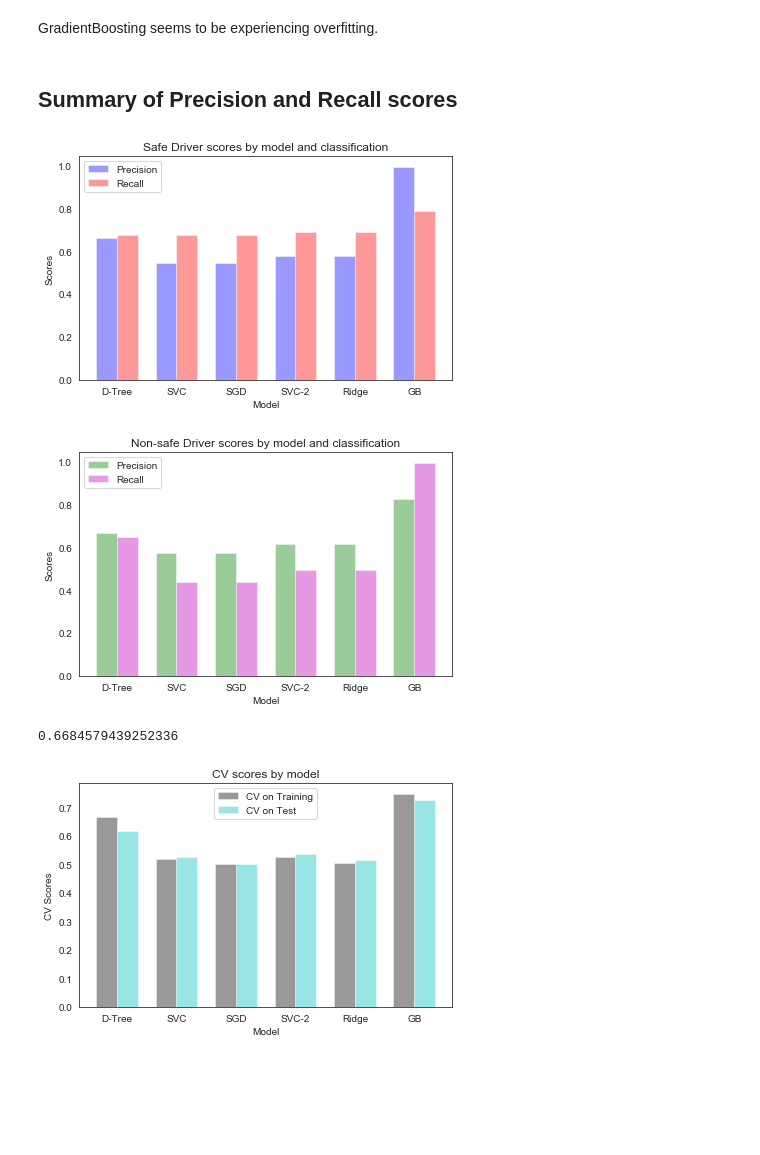
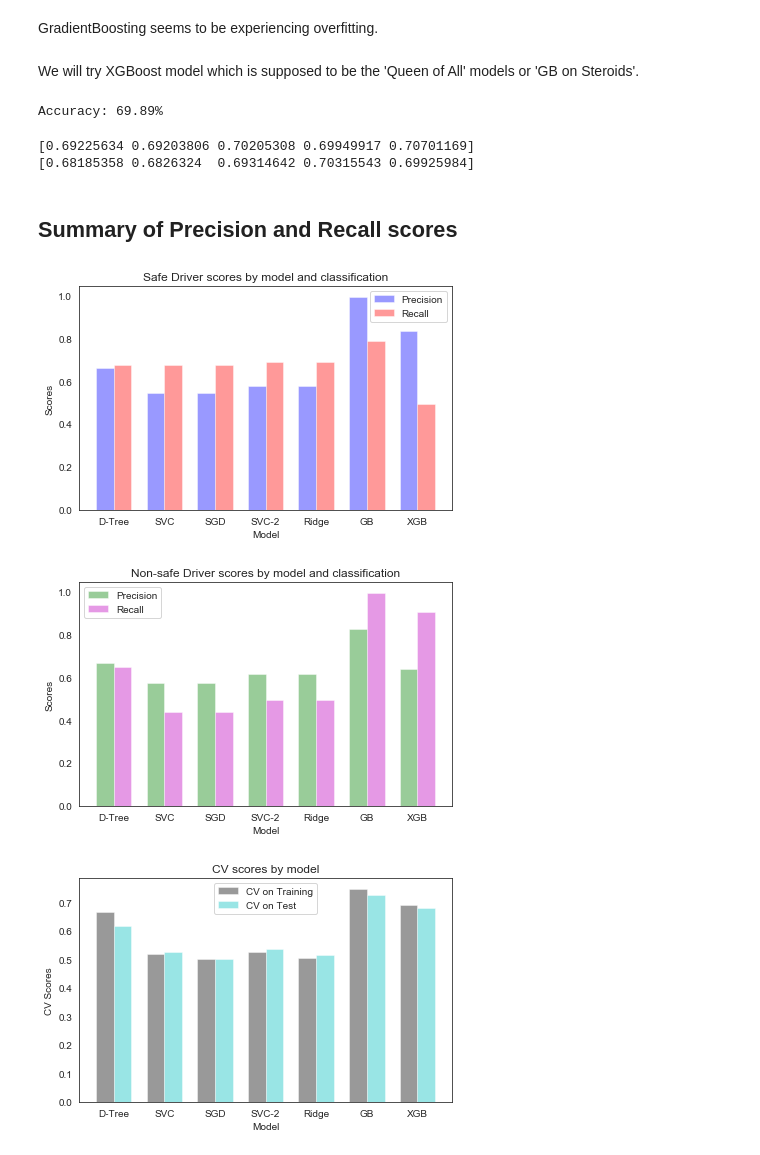
Before and after one commit to mu-mandayam/DataScience, a Jupyter notebook: Sup_Learning_Capstone_Safe_Driver.ipynb, the cells around one changed output. Drawn from its saved outputs; the diff is of its cells as text; code cells hidden in the pictures; blank space fills up the shorter version.

```diff
--- a/Sup_Learning_Capstone_Safe_Driver.ipynb
+++ b/Sup_Learning_Capstone_Safe_Driver.ipynb
@@ -741,6 +741,28 @@ array([[11820,  3158],
        [   77, 14899]])
 # %% [markdown]
 GradientBoosting seems to be experiencing overfitting.
+# %% [markdown]
+We will try XGBoost model which is supposed to be the 'Queen of All' models or 'GB on Steroids'.
+# %%
+model = XGBClassifier()
+model.fit(X_train, y_train)
+# make predictions for test data
+y_pred = model.predict(X_test)
+y_predict = [round(value) for value in y_pred]
+# evaluate predictions
+accuracy = accuracy_score(y_test, y_predict)
+print("Accuracy: %.2f%%" % (accuracy * 100.0))
+# %% [output]
+Accuracy: 69.89%
+# %%
+XGB_scores = classification_report(y_test, y_predict, target_names=target_names, output_dict=True)
+XGB_train_score = cross_val_score(model, X_train, y_train, cv=5)
+XGB_test_score = cross_val_score(model, X_test, y_test, cv=5)
+print(XGB_train_score)
+print(XGB_test_score)
+# %% [output]
+[0.69225634 0.69203806 0.70205308 0.69949917 0.70701169]
+[0.68185358 0.6826324  0.69314642 0.70315543 0.69925984]
 # %% [markdown]
 <h2>Summary of Precision and Recall scores</h2>
 # %%
@@ -756,21 +778,23 @@ import matplotlib.pyplot as plt
 from matplotlib.ticker import MaxNLocator
 from collections import namedtuple
 
-n_groups = 6
+n_groups = 7
 
 precision = (decision_tree['Safe Driver']['precision'],
              svc_scores['Safe Driver']['precision'],
              sgd_scores['Safe Driver']['precision'],
              svc_2_scores['Safe Driver']['precision'],
              ridge_scores['Safe Driver']['precision'],
-             GB_scores['Safe Driver']['precision'])
+             GB_scores['Safe Driver']['precision'],
+             XGB_scores['Safe Driver']['precision'])
 
 recall = (decision_tree['Safe Driver']['recall'],
           svc_scores['Safe Driver']['recall'],
           sgd_scores['Safe Driver']['recall'],
           svc_2_scores['Safe Driver']['recall'],
           ridge_scores['Safe Driver']['recall'],
-          GB_scores['Safe Driver']['recall'])
+          GB_scores['Safe Driver']['recall'],
+          XGB_scores['Safe Driver']['recall'])
 
 fig, ax = plt.subplots()
 
@@ -794,13 +818,13 @@ ax.set_xlabel('Model')
 ax.set_ylabel('Scores')
 ax.set_title('Safe Driver scores by model and classification')
 ax.set_xticks(index + bar_width / 2)
-ax.set_xticklabels(('D-Tree', 'SVC', 'SGD', 'SVC-2', 'Ridge', 'GB'))
+ax.set_xticklabels(('D-Tree', 'SVC', 'SGD', 'SVC-2', 'Ridge', 'GB', 'XGB'))
 ax.legend()
 
 fig.tight_layout()
 plt.show()
 # %% [output]
-[figure, old version]
+[figure, new version]
 # %%
 # Collect all the classification scores and plot results as a bargraph to compare performances
 # of different models
@@ -814,21 +838,23 @@ import matplotlib.pyplot as plt
 from matplotlib.ticker import MaxNLocator
 from collections import namedtuple
 
-n_groups = 6
+n_groups = 7
 
 precision = (decision_tree['Non-safe Driver']['precision'],
              svc_scores['Non-safe Driver']['precision'],
              sgd_scores['Non-safe Driver']['precision'],
              svc_2_scores['Non-safe Driver']['precision'],
              ridge_scores['Non-safe Driver']['precision'],
-             GB_scores['Non-safe Driver']['precision'])
+             GB_scores['Non-safe Driver']['precision'],
+             XGB_scores['Non-safe Driver']['precision'])
 
 recall = (decision_tree['Non-safe Driver']['recall'],
           svc_scores['Non-safe Driver']['recall'],
           sgd_scores['Non-safe Driver']['recall'],
           svc_2_scores['Non-safe Driver']['recall'],
           ridge_scores['Non-safe Driver']['recall'],
-          GB_scores['Non-safe Driver']['recall'])
+          GB_scores['Non-safe Driver']['recall'],
+          XGB_scores['Non-safe Driver']['recall'])
 
 fig, ax = plt.subplots()
 
@@ -852,17 +878,13 @@ ax.set_xlabel('Model')
 ax.set_ylabel('Scores')
 ax.set_title('Non-safe Driver scores by model and classification')
 ax.set_xticks(index + bar_width / 2)
-ax.set_xticklabels(('D-Tree', 'SVC', 'SGD', 'SVC-2', 'Ridge', 'GB'))
+ax.set_xticklabels(('D-Tree', 'SVC', 'SGD', 'SVC-2', 'Ridge', 'GB', 'XGB'))
 ax.legend()
 
 fig.tight_layout()
 plt.show()
 # %% [output]
-[figure, old version]
+[figure, new version]
-# %%
-print(dt_train_scores[0])
-# %% [output]
-0.6684579439252336
 # %%
 # Cross Validation scores that can be plotted for visuals
 
@@ -871,51 +893,53 @@ import matplotlib.pyplot as plt
 from matplotlib.ticker import MaxNLocator
 from collections import namedtuple
 
-n_groups = 6
+n_groups = 7
 
 cv_train = (dt_train_scores[0],
             svc_train_score[0],
             sgd_train_score[0],
             svc_2_train_score[0],
             ridge_train_score[0],
-            CLF_score[0])
+            CLF_score[0],
+            XGB_train_score[0])
 
 cv_test = (dt_test_scores[0],
            svc_test_score[0],
            sgd_test_score[0],
            svc_2_test_score[0],
            ridge_test_score[0],
-           CLF_test_score[0])
+           CLF_test_score[0],
+           XGB_test_score[0])
 
 fig, ax = plt.subplots()
 
 index = np.arange(n_groups)
 bar_width = 0.35
 
 opacity = 0.4
 error_config = {'ecolor': '0.3'}
 
 rects1 = ax.bar(index, cv_train, bar_width,
                 alpha=opacity, color='k',
                 error_kw=error_config,
                 label='CV on Training')
 
 rects2 = ax.bar(index + bar_width, cv_test, bar_width,
                 alpha=opacity, color='c',
                 error_kw=error_config,
                 label='CV on Test')
 
 ax.set_xlabel('Model')
 ax.set_ylabel('CV Scores')
 ax.set_title('CV scores by model')
 ax.set_xticks(index + bar_width / 2)
-ax.set_xticklabels(('D-Tree', 'SVC', 'SGD', 'SVC-2', 'Ridge', 'GB'))
+ax.set_xticklabels(('D-Tree', 'SVC', 'SGD', 'SVC-2', 'Ridge', 'GB', 'XGB'))
 ax.legend()
 
 fig.tight_layout()
 plt.show()
 # %% [output]
-[figure, old version]
+[figure, new version]
 # %% [markdown]
 <h2>Conclusion</h2><br>
 This Capstone Project has allowed me the opportunity to explore some of the features that may explain how to rate drivers, who purchase insurance, based on their driving habits (miles driven annually), the type of vehicle they drive(Vehicle_Type), and other variables. I chose a dataset from Kaggle that was not tested or tried in any competition mainly because I did not wanted to be influenced by previous results.<br>
```
Also changed, not shown: parts of 2 cells of this notebook.
